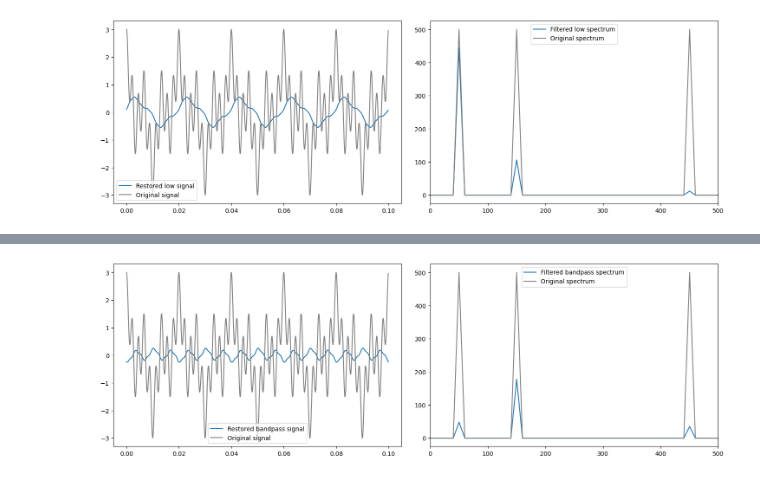
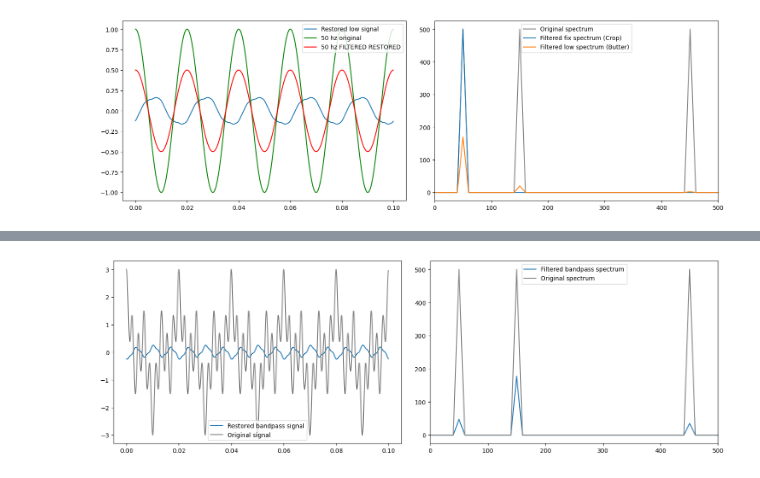
Before and after one commit to JooudDoo/DigitalSignals, a Jupyter notebook: lab_4.ipynb, the cells around one changed output, grey strips where cells are left out. Drawn from its saved outputs; the diff is of its cells as text; code cells hidden in the pictures.

```diff
--- a/lab_4.ipynb
+++ b/lab_4.ipynb
@@ -60,28 +60,35 @@ plt.show()
 def butterwort_low(w, wc):
   return wc**2 / ((-w**2) + (1j) * np.sqrt(2)*wc*w + wc**2)
 
-filter_L_freq = butterwort_low(xfs, 70)
+filter_L_freq = butterwort_low(xfs, 30)
 filtered_L_spectrum = spectrum_cos_signal[0:xfs.shape[0]]*filter_L_freq
+
+spectrum_d = spectrum_cos_signal[0:xfs.shape[0]].copy()
+spectrum_d[15:] = 0
 # %%
 restored_filtred_L_signal = np.fft.ifft(filtered_L_spectrum)
+spectrum_d_rest = np.fft.ifft(spectrum_d)
 
 fig = plt.figure(figsize=(18, 12))
 plt.subplots_adjust(wspace=0.1, hspace=0.2)
 
 plt.subplot(221)
+# plt.plot(t_series_150hz, cos_signal, label='Original signal', color='grey')
 plt.plot(t_series_150hz, restored_filtred_L_signal, label='Restored low signal')
-plt.plot(t_series_150hz, cos_signal, label='Original signal', color='grey')
+plt.plot(t_series_150hz, cos_50hz_signal, label='50 hz original', color='green')
+plt.plot(t_series_150hz, spectrum_d_rest, label='50 hz FILTERED RESTORED', color='red')
 plt.legend()
 
 plt.subplot(222)
-plt.plot(xfs, abs(filtered_L_spectrum), label='Filtered low spectrum')
 plt.plot(xfs, spectrum_cos_signal, label="Original spectrum", color='grey')
+plt.plot(xfs, abs(spectrum_d), label='Filtered fix spectrum (Crop)')
+plt.plot(xfs, abs(filtered_L_spectrum), label='Filtered low spectrum (Butter)')
 plt.legend()
 plt.xlim([0, 500])
 
 plt.show()
 # %% [output]
-[figure, old version]
+[figure, new version]
 # %%
 def butterwort_high(w, wc):
   return w**2 / ((-wc**2) + 1j*np.sqrt(2) * wc * w + w**2)
```
Also changed, not shown: parts of 7 cells of this notebook.
